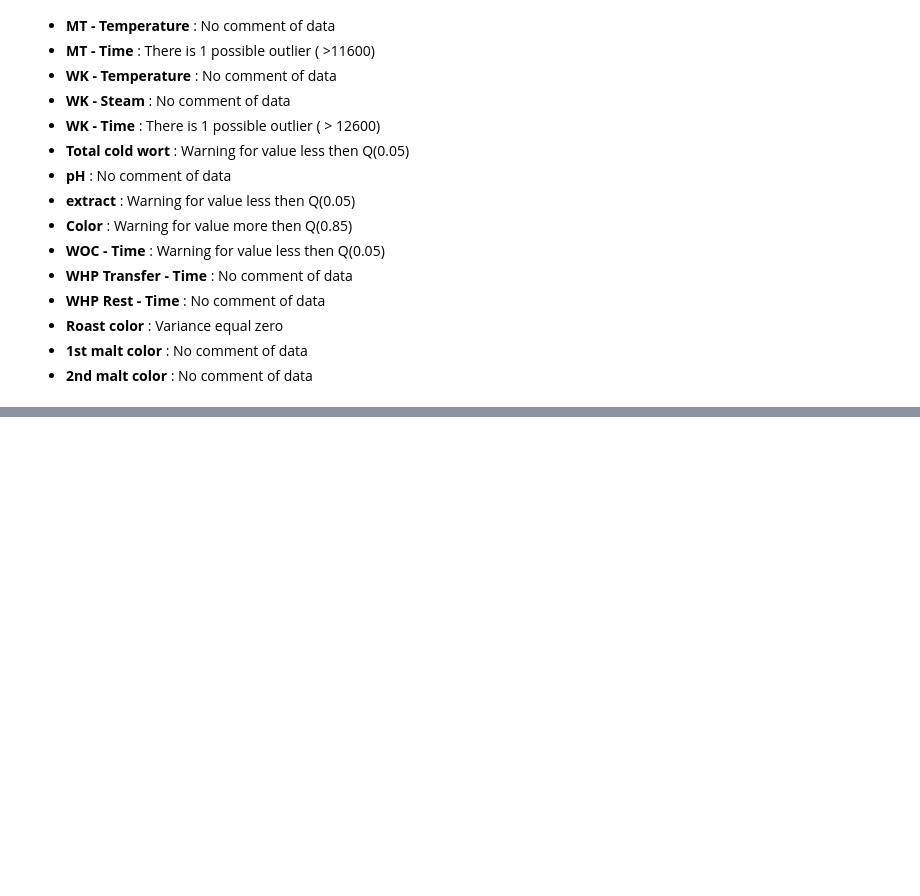
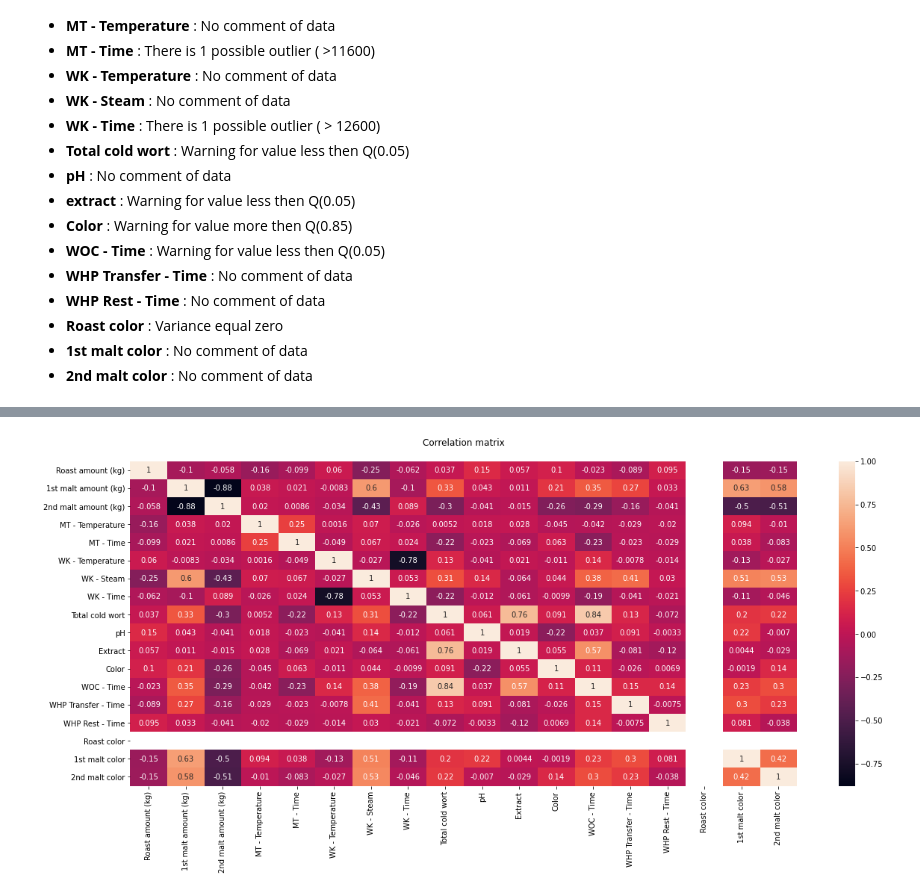
Before and after one commit to cleissontom/beer_color, a Jupyter notebook: color_beer.ipynb, the cells around one changed output, grey strips where cells are left out. Cells and saved outputs as stored; diff of their text form; code cells hidden in the pictures; blank space fills up the shorter version.

```diff
--- a/color_beer.ipynb
+++ b/color_beer.ipynb
@@ -100,0 +113,10 @@ df_raw_data.info()
+# %%
+import seaborn
+
+f, ax = plt.subplots(figsize=(20, 8))
+correlation = df_raw_data[all_features].corr()
+heatmap = seaborn.heatmap(correlation, annot = True)
+heatmap.set(title = "Correlation matrix\n")
+plt.show()
+# %% [output]
+[figure, added]
```
Also changed, not shown: parts of 32 cells of this notebook.
